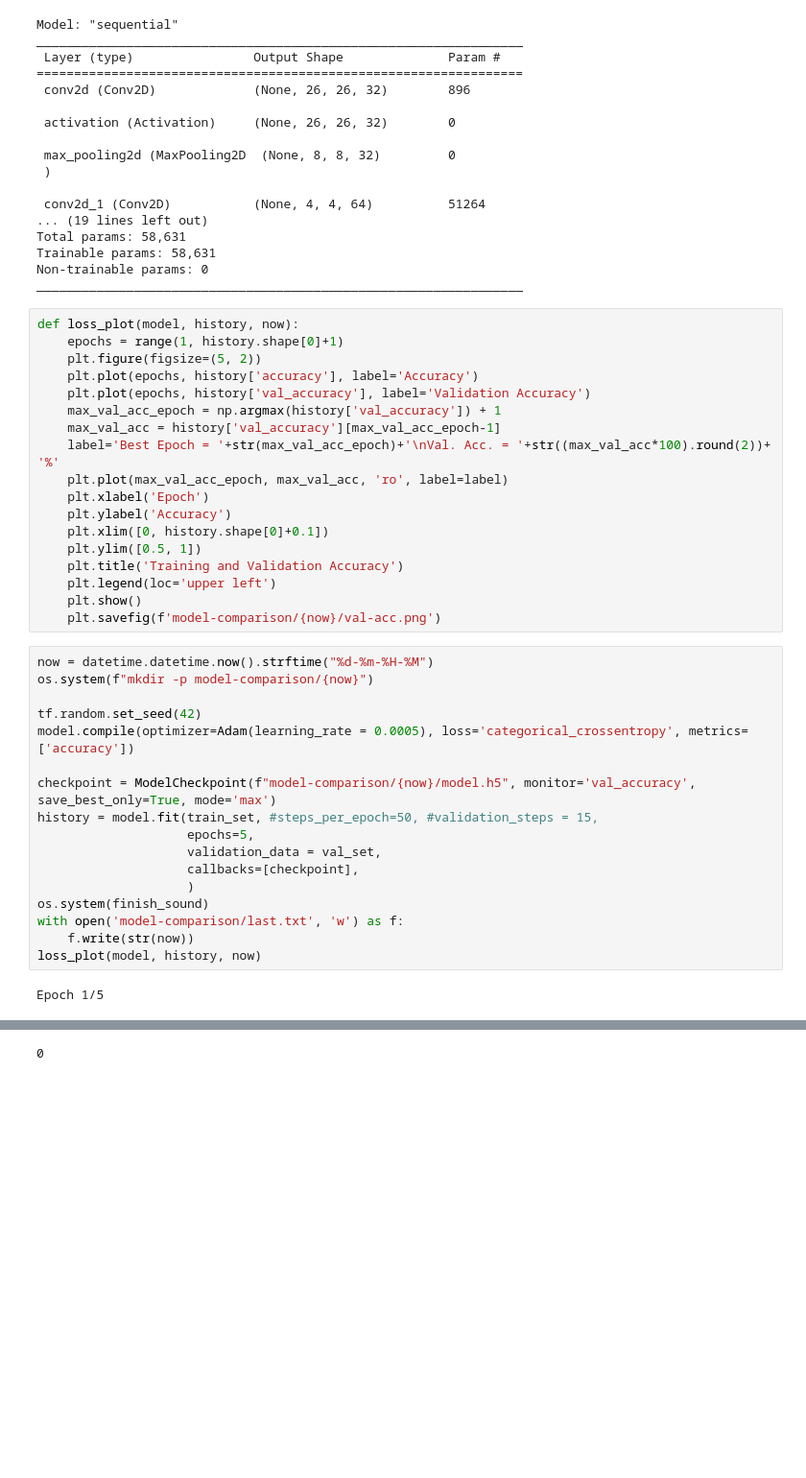
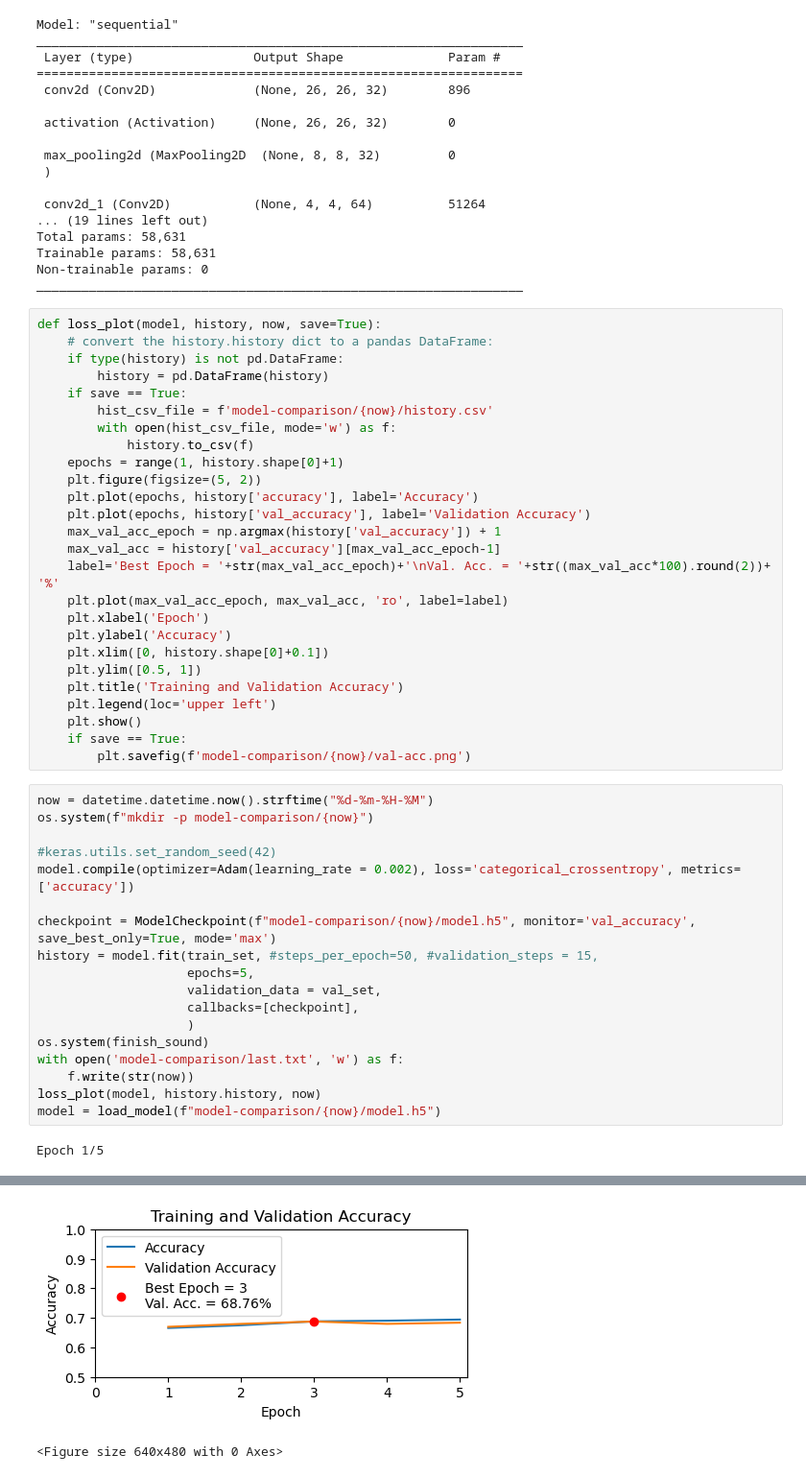
Before and after one commit to mehmetbayik/Skin-Cancer-Prediction-Deep-Learning, a Jupyter notebook: skin-cancer-cnn.ipynb, the cells around one changed output, grey strips where cells are left out. Shown: that part at 96% size. Saved outputs shown, nothing was run; the diff lists cells and outputs as text; blank space fills up the shorter version.

```diff
--- a/skin-cancer-cnn.ipynb
+++ b/skin-cancer-cnn.ipynb
@@ -300,7 +300,14 @@ Trainable params: 58,631
 Non-trainable params: 0
 _________________________________________________________________
 # %%
-def loss_plot(model, history, now):
+def loss_plot(model, history, now, save=True):
+    # convert the history.history dict to a pandas DataFrame:
+    if type(history) is not pd.DataFrame:
+        history = pd.DataFrame(history)
+    if save == True:
+        hist_csv_file = f'model-comparison/{now}/history.csv'
+        with open(hist_csv_file, mode='w') as f:
+            history.to_csv(f)
     epochs = range(1, history.shape[0]+1)
     plt.figure(figsize=(5, 2))
     plt.plot(epochs, history['accuracy'], label='Accuracy')
@@ -316,13 +323,14 @@ def loss_plot(model, history, now):
     plt.title('Training and Validation Accuracy')
     plt.legend(loc='upper left')
     plt.show()
-    plt.savefig(f'model-comparison/{now}/val-acc.png')
+    if save == True:
+        plt.savefig(f'model-comparison/{now}/val-acc.png')
 # %%
 now = datetime.datetime.now().strftime("%d-%m-%H-%M")
 os.system(f"mkdir -p model-comparison/{now}")
 
-tf.random.set_seed(42)
-model.compile(optimizer=Adam(learning_rate = 0.0005), loss='categorical_crossentropy', metrics=['accuracy'])
+#keras.utils.set_random_seed(42)
+model.compile(optimizer=Adam(learning_rate = 0.002), loss='categorical_crossentropy', metrics=['accuracy'])
 
 checkpoint = ModelCheckpoint(f"model-comparison/{now}/model.h5", monitor='val_accuracy', save_best_only=True, mode='max')
 history = model.fit(train_set, #steps_per_epoch=50, #validation_steps = 15,
@@ -333,6 +341,7 @@ history = model.fit(train_set, #steps_per_epoch=50, #validation_steps = 15,
 os.system(finish_sound)
 with open('model-comparison/last.txt', 'w') as f:
     f.write(str(now))
-loss_plot(model, history, now)
+loss_plot(model, history.history, now)
+model = load_model(f"model-comparison/{now}/model.h5")
 # %% [output]
 Epoch 1/5
@@ -349 +358,2 @@ Epoch 5/5
+[figure, added]
-0
+<Figure size 640x480 with 0 Axes>
```
Also changed, not shown: parts of 7 cells of this notebook, 12 other files.
